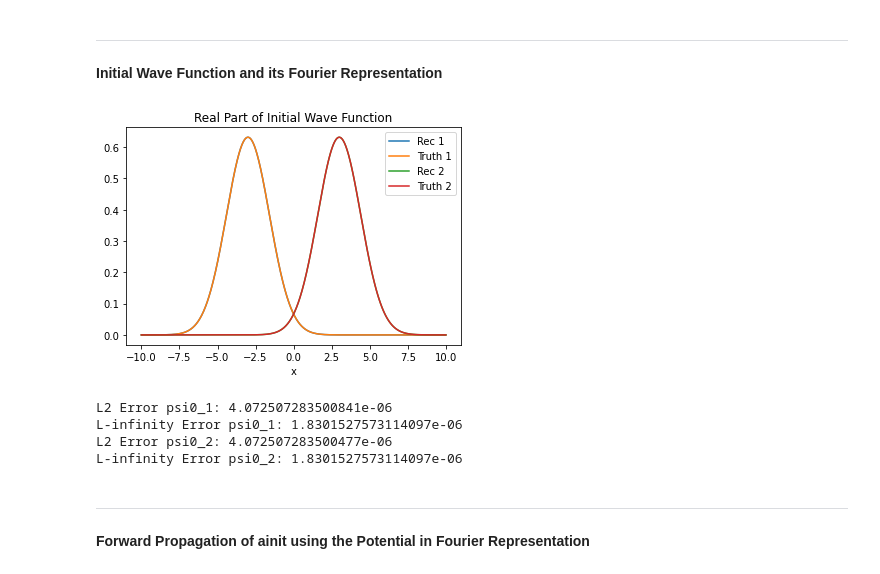
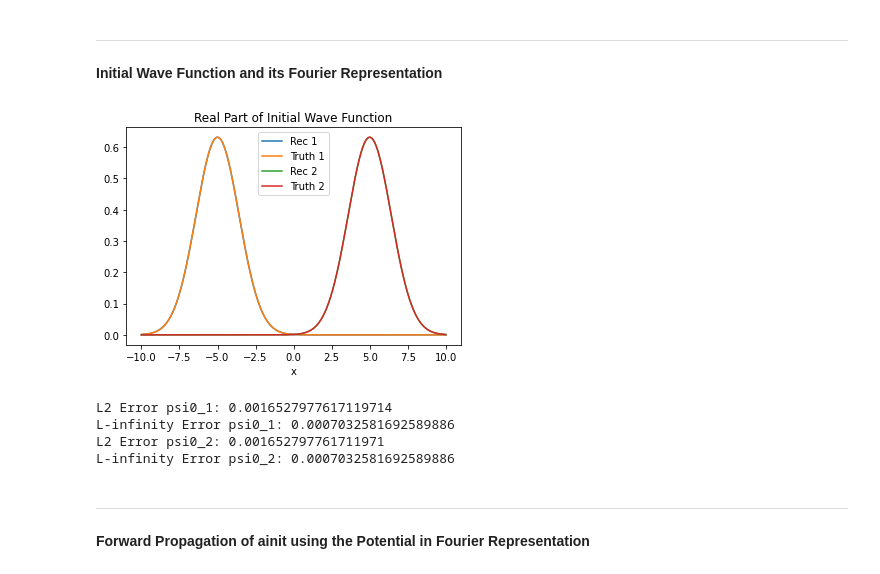
Before and after one commit to kbcollins/tdse, a Jupyter notebook: chebyshev/tdse-adj-cheb-main-2-kbc.ipynb, the cells around one changed output. Saved outputs shown, nothing was run; the diff lists cells and outputs as text; code cells hidden in the pictures.

```diff
--- a/chebyshev/tdse-adj-cheb-main-2-kbc.ipynb
+++ b/chebyshev/tdse-adj-cheb-main-2-kbc.ipynb
@@ -39,14 +39,14 @@ def v(x):
     # this is a polynomial so it should be exact for Chebyshev
     # return 0.5 * x**2
     # rescaled symmetric double well potential
-    # return 0.0025*(x**2 - 25)**2
+    return 2.5e-3 * (x**2 - 25)**2
     # scaled asymmetric double well potential
     # return 0.0003*((x-3)**4 + 10*(x-5)**3)
     # soft coulomb potential
     # return -1 / np.sqrt(x**2 + 0.25)
 
     # non-polynomial potentials
-    return np.sin(0.4 * x - 1)
+    # return np.sin(0.4 * x - 1)
     # return np.sin((0.5 * x)**2)
 
 # compute true potential on real space grid for plotting
@@ -172,8 +172,12 @@ def psi0_1(x):
     # return np.exp(-np.abs(x))  # Laplace
     # HSB's "super simple initial condition"
     # return np.exp(-x**2) * (2.0 / np.pi)**0.25  # Gaussian with L^2 norm = 1
-    #
-    return np.exp(-(x + 3)**2 / 4) * (2.0 / np.pi)**0.25
+
+    # this psi0 works well for harmonic potential
+    # return np.exp(-(x + 3)**2 / 4) * (2.0 / np.pi)**0.25
+
+    return np.exp(-(x + 5)**2 / 4) * (2.0 / np.pi)**0.25
+
     # return np.exp(-(x + 7)**2 / 0.2) * (2.0 / np.pi)**0.25
 
 # WHEN USING HSB'S GAUSSIAN WITH L^2 NORM = 1
@@ -213,7 +217,11 @@ def psi0_2(x):
     # return np.exp(-x**2) * (2.0 / np.pi)**0.25  # Gaussian with L^2 norm = 1
     #
     # return np.exp(-(x - 7)**2 / 0.2) * (2.0 / np.pi)**0.25
-    return np.exp(-(x - 3)**2 / 4) * (2.0 / np.pi)**0.25
+
+    # this psi0 works well for harmonic potential
+    # return np.exp(-(x - 3)**2 / 4) * (2.0 / np.pi)**0.25
+
+    return np.exp(-(x - 5)**2 / 4) * (2.0 / np.pi)**0.25
 
 # WHEN USING HSB'S GAUSSIAN WITH L^2 NORM = 1
 # normpsi0_2_fn = psi0_2
@@ -237,38 +245,38 @@ for thisn in range (nF + 1):
     def iintgrnd(x):
         return intgrnd(x).imag
     normpsi0_2_quad[thisn] = si.quad(rintgrnd, -L, L)[0] + 1j*si.quad(iintgrnd, -L, L)[0]
 
 ainit_2 = np.concatenate([np.conjugate(np.flipud(normpsi0_2_quad[1:])), normpsi0_2_quad])
 
 ainitvec.append(ainit_2)
 
 normpsi0_1_vecrec = ainitvec[0] @ Fcnvrtmat
 normpsi0_1_vec = normpsi0_1_fn(xvec)
 
 normpsi0_2_vecrec = ainitvec[1] @ Fcnvrtmat
 normpsi0_2_vec = normpsi0_2_fn(xvec)
 
 # plot the real part of the normalized psi0
 plt.plot(xvec, normpsi0_1_vecrec.real, label="Rec 1")
 plt.plot(xvec, normpsi0_1_vec.real, label="Truth 1")
 plt.plot(xvec, normpsi0_2_vecrec.real, label="Rec 2")
 plt.plot(xvec, normpsi0_2_vec.real, label="Truth 2")
 plt.title('Real Part of Initial Wave Function')
 plt.xlabel('x')
 plt.legend()
 plt.show()
 
 print('L2 Error psi0_1:', nl.norm(normpsi0_1_vecrec - normpsi0_1_vec))
 print('L-infinity Error psi0_1:', np.max(np.abs(normpsi0_1_vecrec - normpsi0_1_vec)))
 
 print('L2 Error psi0_2:', nl.norm(normpsi0_2_vecrec - normpsi0_2_vec))
 print('L-infinity Error psi0_2:', np.max(np.abs(normpsi0_2_vecrec - normpsi0_2_vec)))
 # %% [output]
-[figure, old version]
+[figure, new version]
-L2 Error psi0_1: 4.072507283500841e-06
-L-infinity Error psi0_1: 1.8301527573114097e-06
-L2 Error psi0_2: 4.072507283500477e-06
-L-infinity Error psi0_2: 1.8301527573114097e-06
+L2 Error psi0_1: 0.0016527977617119714
+L-infinity Error psi0_1: 0.0007032581692589886
+L2 Error psi0_2: 0.001652797761711971
+L-infinity Error psi0_2: 0.0007032581692589886
 # %% [markdown]
 ---
 **Forward Propagation of ainit using the Potential in Fourier Representation**
```
Also changed, not shown: parts of 3 cells of this notebook, 1 other file.
